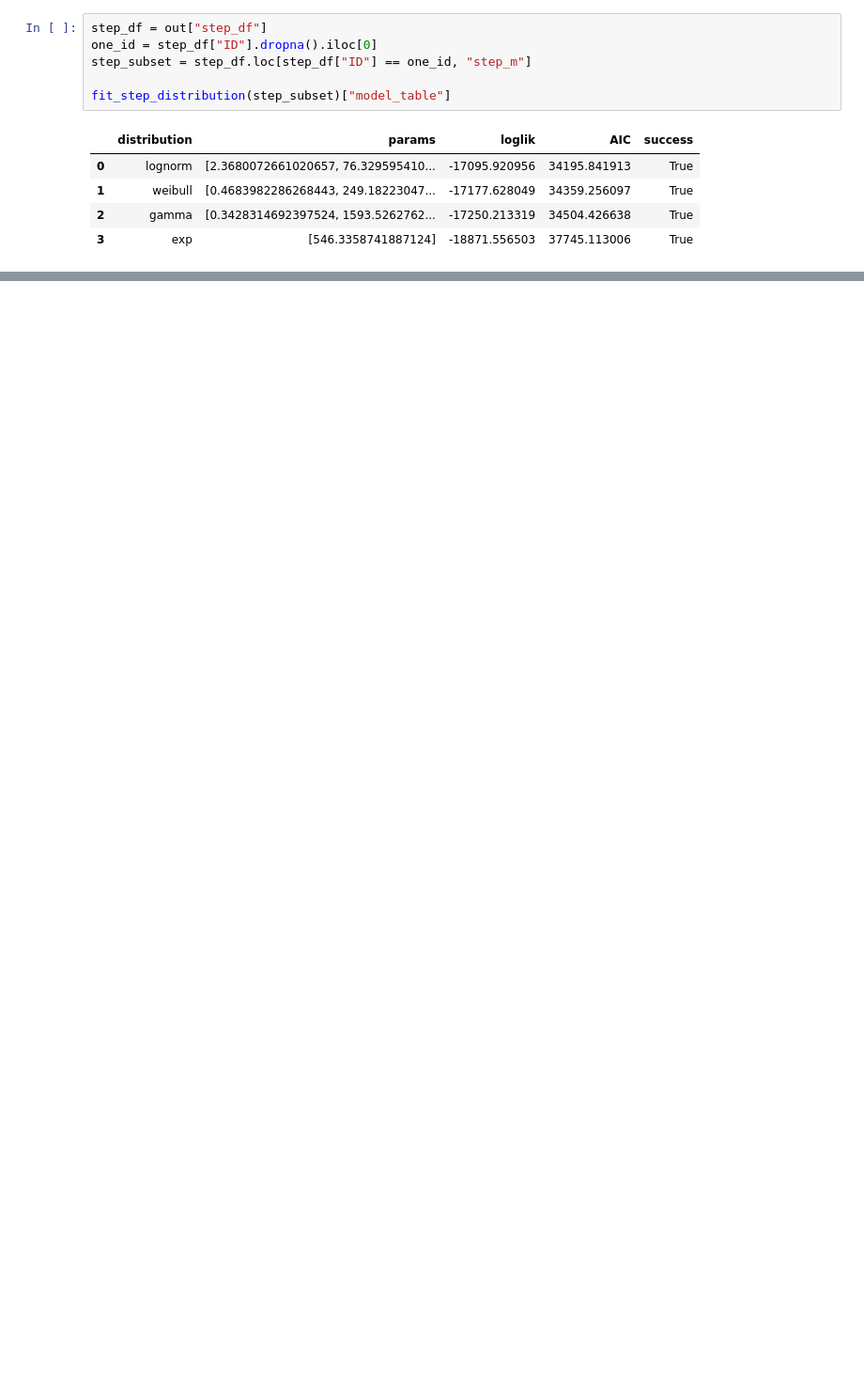
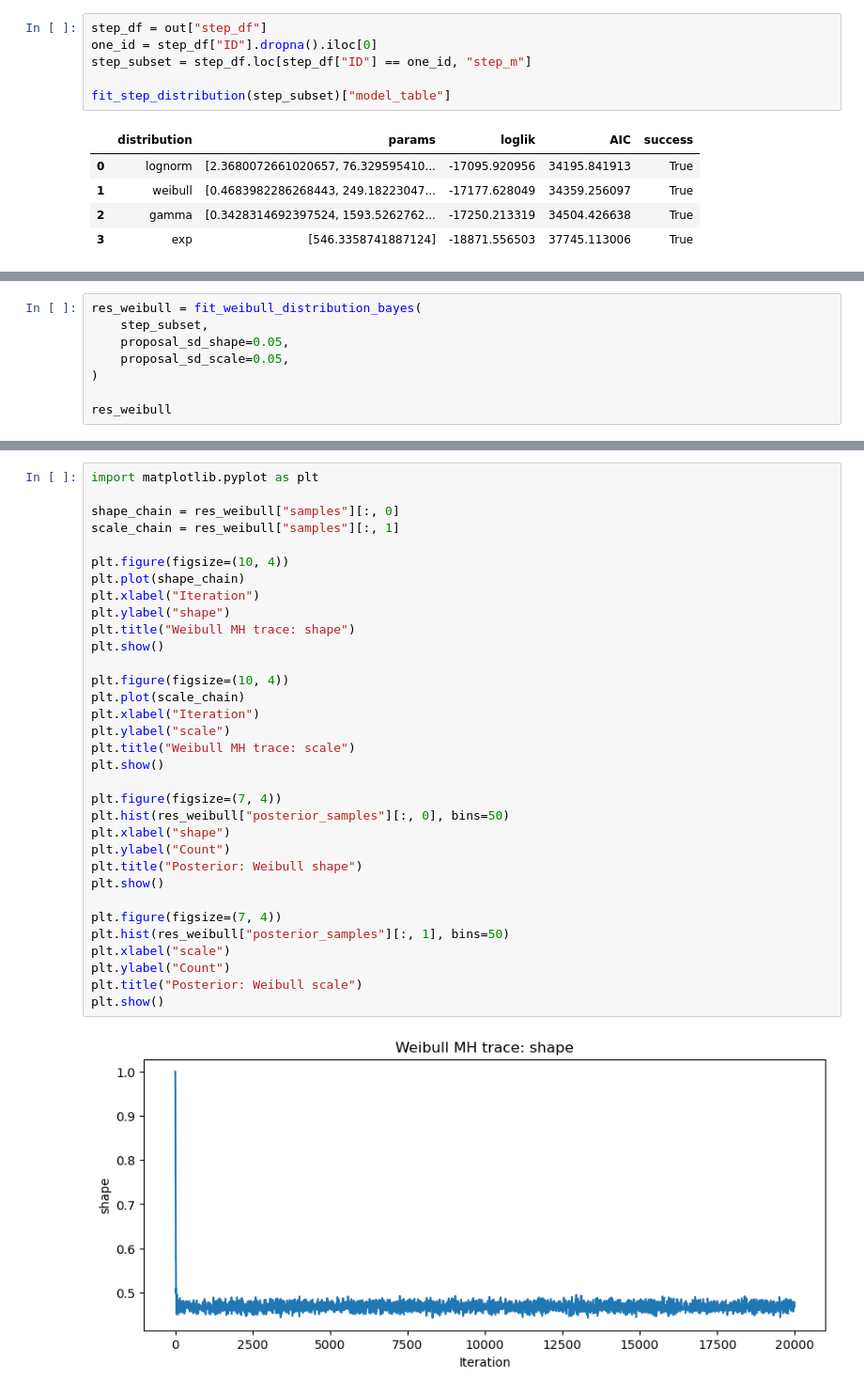
Before and after one commit to PantheraPaulus/hrHSA-public, a Jupyter notebook: Module_import&test.ipynb, the cells around one changed output, grey strips where cells are left out. Shown at 94% size. Drawn from its saved outputs; the diff is of its cells as text; blank space fills up the shorter version.

```diff
--- a/Module_import&test.ipynb
+++ b/Module_import&test.ipynb
@@ -370,0 +582,8 @@ fit_step_distribution(step_subset)["model_table"]
+# %%
+res_weibull = fit_weibull_distribution_bayes(
+    step_subset,
+    proposal_sd_shape=0.05,
+    proposal_sd_scale=0.05,
+)
+
+res_weibull
@@ -370,0 +608,35 @@ fit_step_distribution(step_subset)["model_table"]
+# %%
+import matplotlib.pyplot as plt
+
+shape_chain = res_weibull["samples"][:, 0]
+scale_chain = res_weibull["samples"][:, 1]
+
+plt.figure(figsize=(10, 4))
+plt.plot(shape_chain)
+plt.xlabel("Iteration")
+plt.ylabel("shape")
+plt.title("Weibull MH trace: shape")
+plt.show()
+
+plt.figure(figsize=(10, 4))
+plt.plot(scale_chain)
+plt.xlabel("Iteration")
+plt.ylabel("scale")
+plt.title("Weibull MH trace: scale")
+plt.show()
+
+plt.figure(figsize=(7, 4))
+plt.hist(res_weibull["posterior_samples"][:, 0], bins=50)
+plt.xlabel("shape")
+plt.ylabel("Count")
+plt.title("Posterior: Weibull shape")
+plt.show()
+
+plt.figure(figsize=(7, 4))
+plt.hist(res_weibull["posterior_samples"][:, 1], bins=50)
+plt.xlabel("scale")
+plt.ylabel("Count")
+plt.title("Posterior: Weibull scale")
+plt.show()
+# %% [output]
+[figure, added]
```
Also changed, not shown: parts of 36 cells of this notebook.
